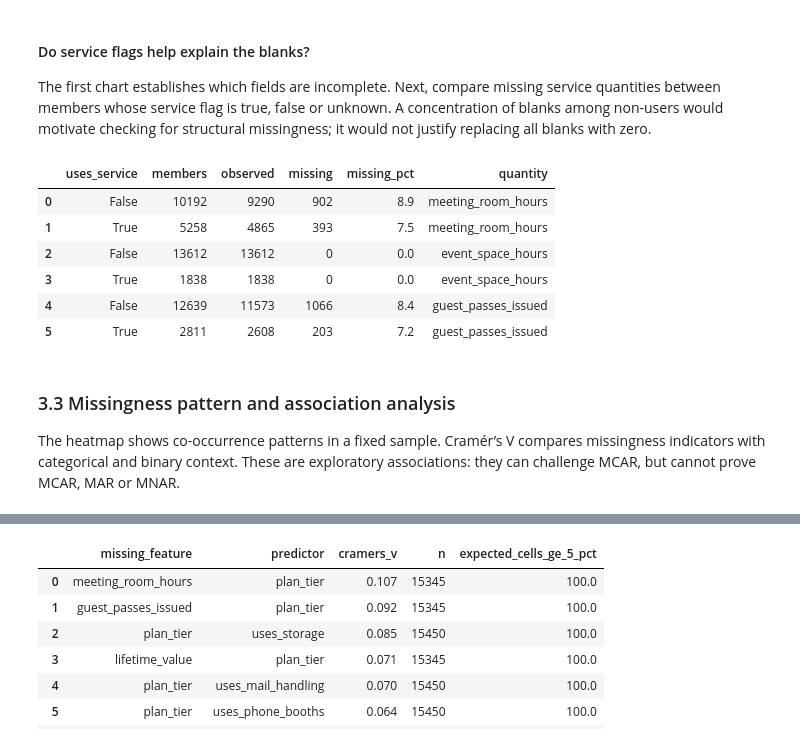
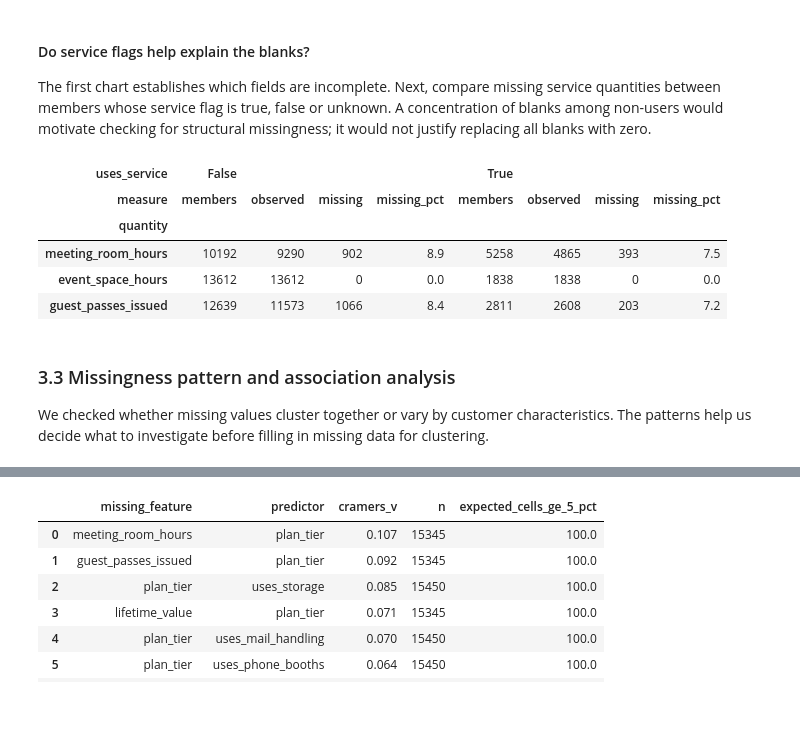
Before and after one commit to arfarfq/data_mining, a Jupyter notebook: notebooks/EDA.ipynb, the cells around one changed output, grey strips where cells are left out. Drawn from its saved outputs; the diff is of its cells as text; code cells hidden in the pictures; blank space fills up the shorter version.

```diff
--- a/notebooks/EDA.ipynb
+++ b/notebooks/EDA.ipynb
@@ -251,26 +255,39 @@ The first chart establishes which fields are incomplete. Next, compare missing s
 # %%
 service_rows = []
 
 for quantity, flag in service_pairs.items():
     grouped = clean.groupby(flag, dropna=False)[quantity].agg(members="size", observed="count")
     grouped["missing"] = grouped["members"] - grouped["observed"]
     grouped["missing_pct"] = (100 * grouped["missing"] / grouped["members"]).round(1)
     grouped["quantity"] = quantity
     service_rows.append(grouped.reset_index().rename(columns={flag: "uses_service"}))
 
-display(pd.concat(service_rows, ignore_index=True))
+service_audit = pd.concat(service_rows, ignore_index=True)
+service_pivot = service_audit.pivot_table(
+    index="quantity",
+    columns="uses_service",
+    values=["members", "observed", "missing", "missing_pct"],
+    aggfunc="first",
+    sort=False,
+)
+service_pivot = service_pivot.swaplevel(0, 1, axis=1).reindex(
+    columns=pd.MultiIndex.from_product(
+        [[False, True], ["members", "observed", "missing", "missing_pct"]],
+        names=["uses_service", "measure"],
+    )
+)
+display(service_pivot)
 # %% [output]
-|  | uses_service | members | observed | missing | missing_pct | quantity |
-| 0 | False | 10192 | 9290 | 902 | 8.9 | meeting_room_hours |
-| 1 | True | 5258 | 4865 | 393 | 7.5 | meeting_room_hours |
-| 2 | False | 13612 | 13612 | 0 | 0.0 | event_space_hours |
-| 3 | True | 1838 | 1838 | 0 | 0.0 | event_space_hours |
-| 4 | False | 12639 | 11573 | 1066 | 8.4 | guest_passes_issued |
-| 5 | True | 2811 | 2608 | 203 | 7.2 | guest_passes_issued |
+| uses_service | False |  |  |  | True |  |  |  |
+| measure | members | observed | missing | missing_pct | members | observed | missing | missing_pct |
+| quantity |  |  |  |  |  |  |  |  |
+| meeting_room_hours | 10192 | 9290 | 902 | 8.9 | 5258 | 4865 | 393 | 7.5 |
+| event_space_hours | 13612 | 13612 | 0 | 0.0 | 1838 | 1838 | 0 | 0.0 |
+| guest_passes_issued | 12639 | 11573 | 1066 | 8.4 | 2811 | 2608 | 203 | 7.2 |
 # %% [markdown]
 ### 3.3 Missingness pattern and association analysis
 
-The heatmap shows co-occurrence patterns in a fixed sample. Cramér’s V compares missingness indicators with categorical and binary context. These are exploratory associations: they can challenge MCAR, but cannot prove MCAR, MAR or MNAR.
+We checked whether missing values cluster together or vary by customer characteristics. The patterns help us decide what to investigate before filling in missing data for clustering.
 # %%
 missing_columns = missing.index.tolist()
 if missing_columns:
```
Also changed, not shown: parts of 17 cells of this notebook.
